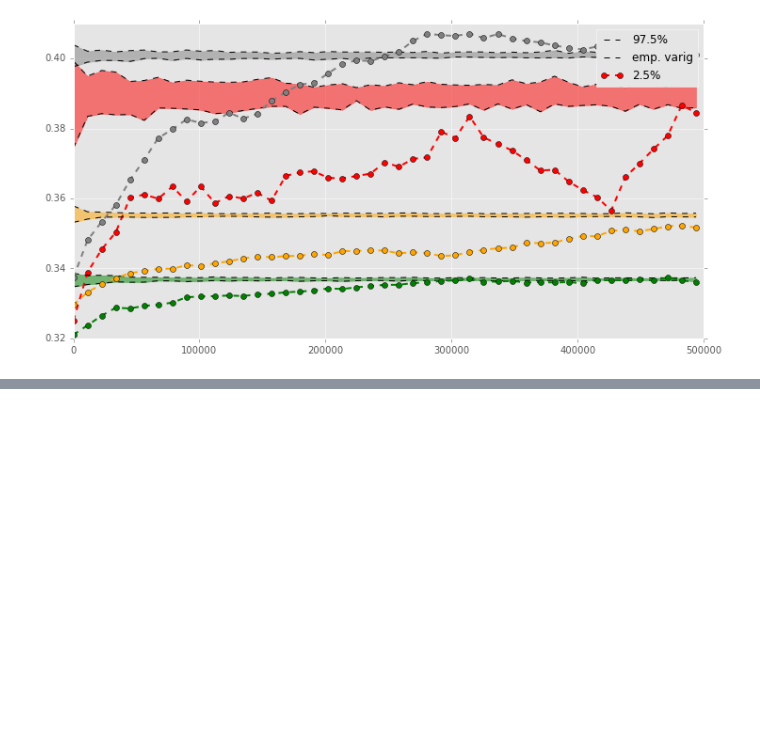
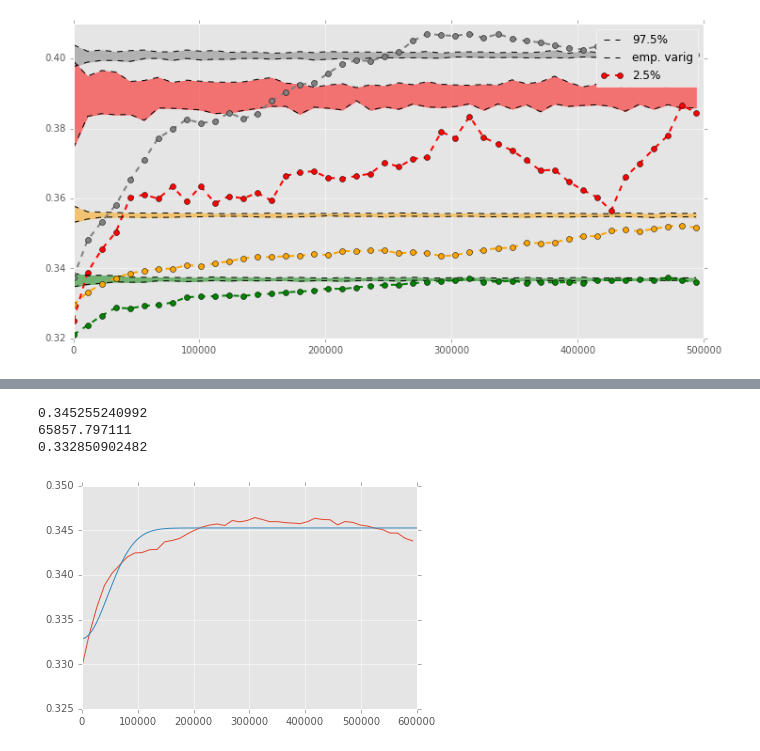
Before and after one commit to molgor/spystats, a Jupyter notebook: notebooks/global_variogram.ipynb, the cells around one changed output, grey strips where cells are left out. Drawn from its saved outputs; the diff is of its cells as text; code cells hidden in the pictures; blank space fills up the shorter version.

```diff
--- a/notebooks/global_variogram.ipynb
+++ b/notebooks/global_variogram.ipynb
@@ -126,0 +151,23 @@ nv0
+# %%
+s = 0.345
+r = 100000.0
+nugget = 0.33
+init_vals = [0.34, 50000, 0.33]     # for [amp, cen, wid]
+best_vals, covar = curve_fit(gaussianVariogram, xdata=vdata.lags, ydata=vdata.variogram, p0=init_vals)
+s =best_vals[0]
+r = best_vals[1]
+nugget = best_vals[2]
+fitted_gaussianVariogram = lambda x : gaussianVariogram(x,sill=s,range_a=r,nugget=nugget)
+gammas = pd.DataFrame(map(fitted_gaussianVariogram,hx))
+# %%
+#plt.plot(gammas)
+plt.plot(vg.lags,vg.empirical)
+plt.plot(hx,gammas)
+print(s)
+print(r)
+print(nugget)
+# %% [output]
+0.345255240992
+65857.797111
+0.332850902482
+[figure, added]
```
Also changed, not shown: parts of 18 cells of this notebook, 4 other files.
